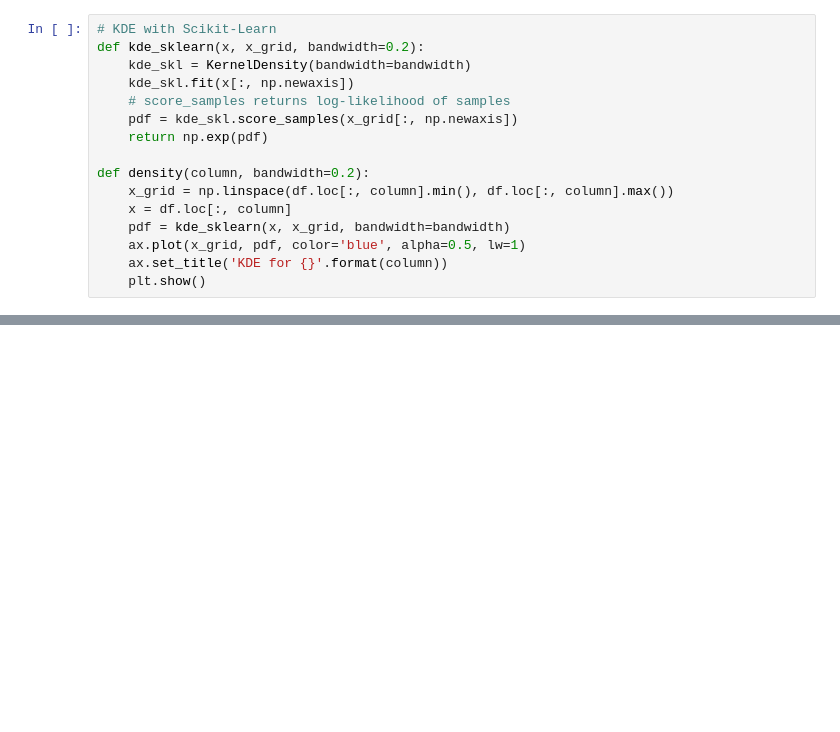
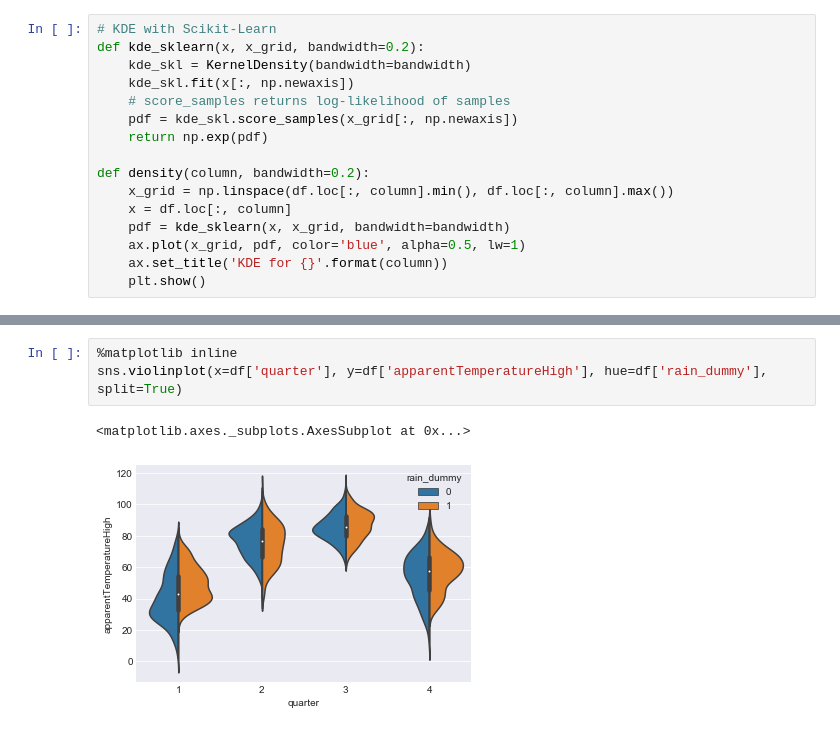
Before and after one commit to sebastianbautista/bikeparts, a Jupyter notebook: mine/DarkSky.ipynb, the cells around one changed output, grey strips where cells are left out. Saved outputs shown, nothing was run; the diff lists cells and outputs as text; blank space fills up the shorter version.

```diff
--- a/mine/DarkSky.ipynb
+++ b/mine/DarkSky.ipynb
@@ -91,0 +143,6 @@ density('windSpeed', bandwidth=1)
+# %%
+%matplotlib inline
+sns.violinplot(x=df['quarter'], y=df['apparentTemperatureHigh'], hue=df['rain_dummy'], split=True)
+# %% [output]
+<matplotlib.axes._subplots.AxesSubplot at 0x...>
+[figure, added]
```
Also changed, not shown: parts of 11 cells of this notebook, 44 other files.
